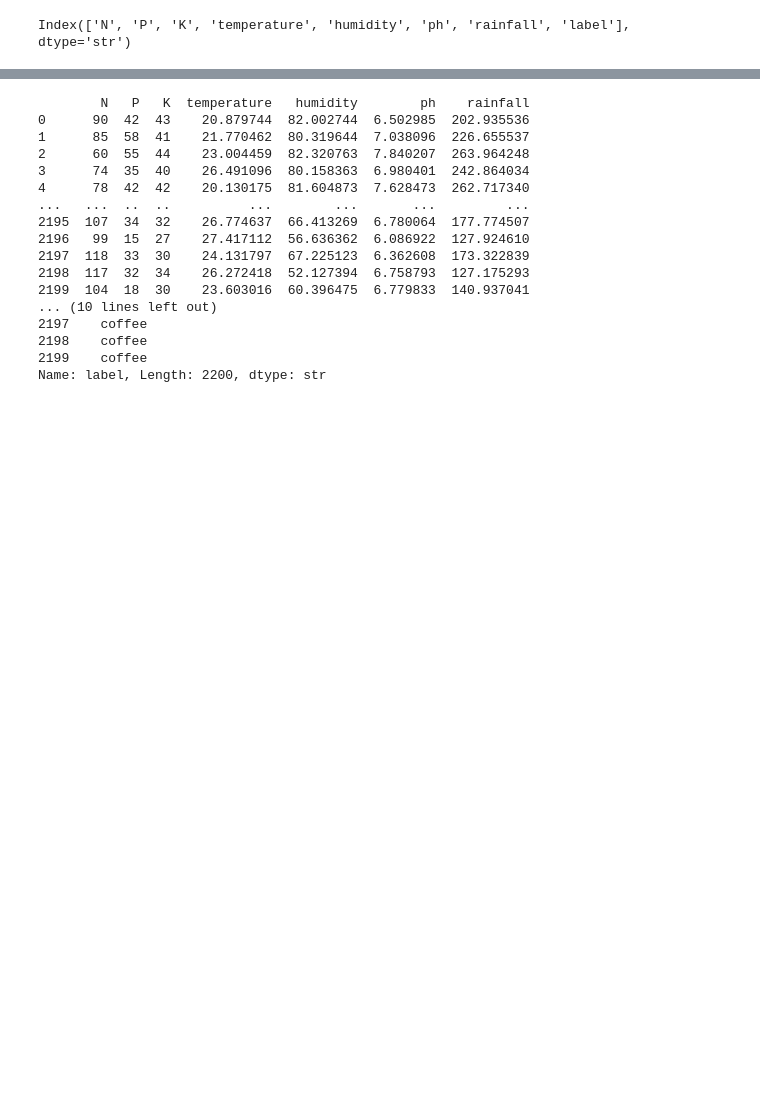
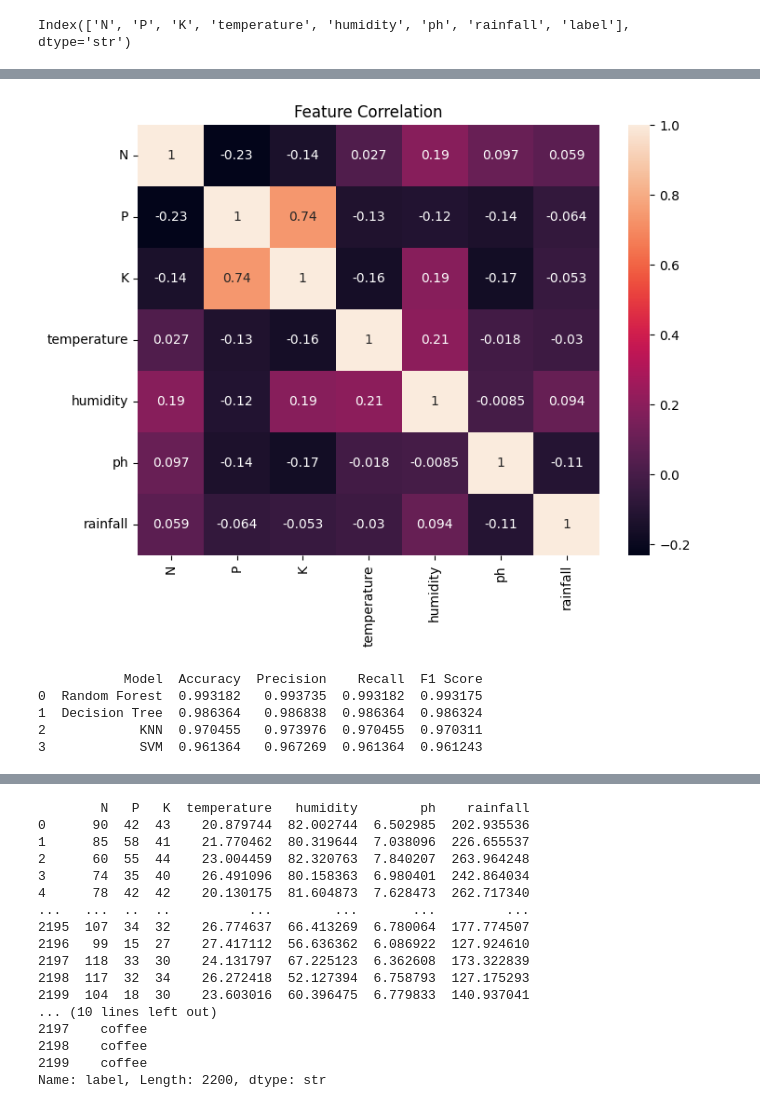
Before and after one commit to mdmohid/Smart_Agri_System, a Jupyter notebook: notebooks/crop_recommendation_experiment.ipynb, the cells around one changed output, grey strips where cells are left out. Cells and saved outputs as stored; diff of their text form; code cells hidden in the pictures; blank space fills up the shorter version.

Commit message:
ml models algorithm comparison and evaluations

```diff
--- a/notebooks/crop_recommendation_experiment.ipynb
+++ b/notebooks/crop_recommendation_experiment.ipynb
@@ -58,0 +119,8 @@ data.shape
+# %%
+#Correlation Heatmap
+plt.figure(figsize=(8,6))
+sns.heatmap(data.corr(numeric_only=True), annot=True)
+plt.title("Feature Correlation")
+plt.show()
+# %% [output]
+[figure, added]
@@ -58,0 +160,14 @@ data.shape
+# %%
+#Evaluation of all models with different metrices
+
+results_df = pd.DataFrame(results, columns=[
+    "Model", "Accuracy", "Precision", "Recall", "F1 Score"
+])
+
+print(results_df)
+# %% [output]
+           Model  Accuracy  Precision    Recall  F1 Score
+0  Random Forest  0.993182   0.993735  0.993182  0.993175
+1  Decision Tree  0.986364   0.986838  0.986364  0.986324
+2            KNN  0.970455   0.973976  0.970455  0.970311
+3            SVM  0.961364   0.967269  0.961364  0.961243
```
Also changed, not shown: parts of 19 cells of this notebook.
